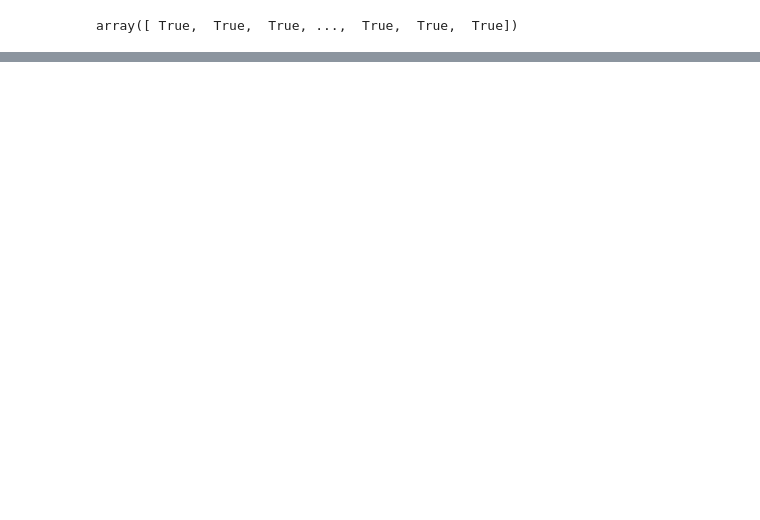
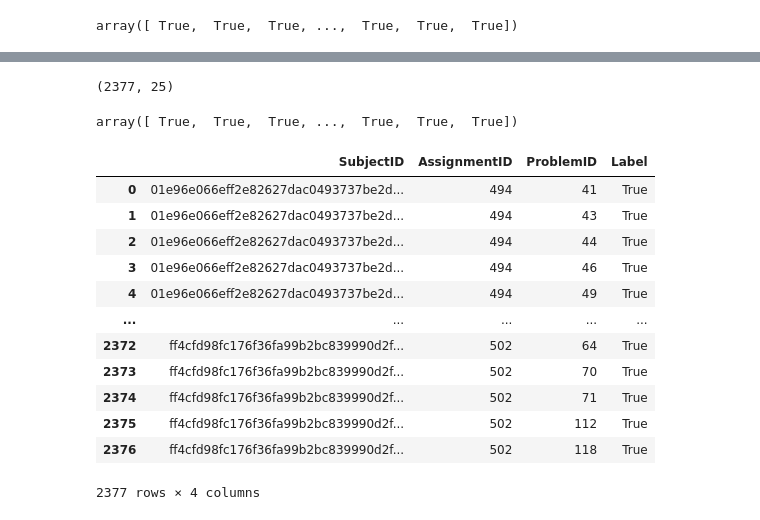
Before and after one commit to YangAzure/CSEDMDataChallenge, a Jupyter notebook: naive_model.ipynb, the cells around one changed output, grey strips where cells are left out. Drawn from its saved outputs; the diff is of its cells as text; code cells hidden in the pictures; blank space fills up the shorter version.

Commit message:
Output for F19 data

```diff
--- a/naive_model.ipynb
+++ b/naive_model.ipynb
@@ -212,0 +219,36 @@ predictions_df.to_csv(os.path.join(path, 'basic_LR.csv'))
+# %%
+F19_TEST_PATH = os.path.join('data', 'Release', 'F19', 'Test')
+# %%
+early_test = pd.read_csv(os.path.join(F19_TEST_PATH, 'early.csv'))
+late_test = pd.read_csv(os.path.join(F19_TEST_PATH, 'late.csv'))
+X_test = extract_features(late_test, early_test, scaler, False)
+# %%
+X_test.shape
+# %% [output]
+(2377, 25)
+# %%
+model = LogisticRegressionCV()
+model.fit(X_train, y_train)
+predictions = model.predict(X_test)
+# %%
+predictions
+# %% [output]
+array([ True,  True,  True, ...,  True,  True,  True])
+# %%
+predictions_df = late_test.copy()
+predictions_df['Label'] = predictions
+predictions_df
+# %% [output]
+|  | SubjectID | AssignmentID | ProblemID | Label |
+| 0 | 01e96e066eff2e82627dac0493737be2d... | 494 | 41 | True |
+| 1 | 01e96e066eff2e82627dac0493737be2d... | 494 | 43 | True |
+| 2 | 01e96e066eff2e82627dac0493737be2d... | 494 | 44 | True |
+| 3 | 01e96e066eff2e82627dac0493737be2d... | 494 | 46 | True |
+| 4 | 01e96e066eff2e82627dac0493737be2d... | 494 | 49 | True |
+| ... | ... | ... | ... | ... |
+| 2372 | ff4cfd98fc176f36fa99b2bc839990d2f... | 502 | 64 | True |
+| 2373 | ff4cfd98fc176f36fa99b2bc839990d2f... | 502 | 70 | True |
+| 2374 | ff4cfd98fc176f36fa99b2bc839990d2f... | 502 | 71 | True |
+| 2375 | ff4cfd98fc176f36fa99b2bc839990d2f... | 502 | 112 | True |
+| 2376 | ff4cfd98fc176f36fa99b2bc839990d2f... | 502 | 118 | True |
+2377 rows × 4 columns
```
Also changed, not shown: parts of 7 cells of this notebook.
